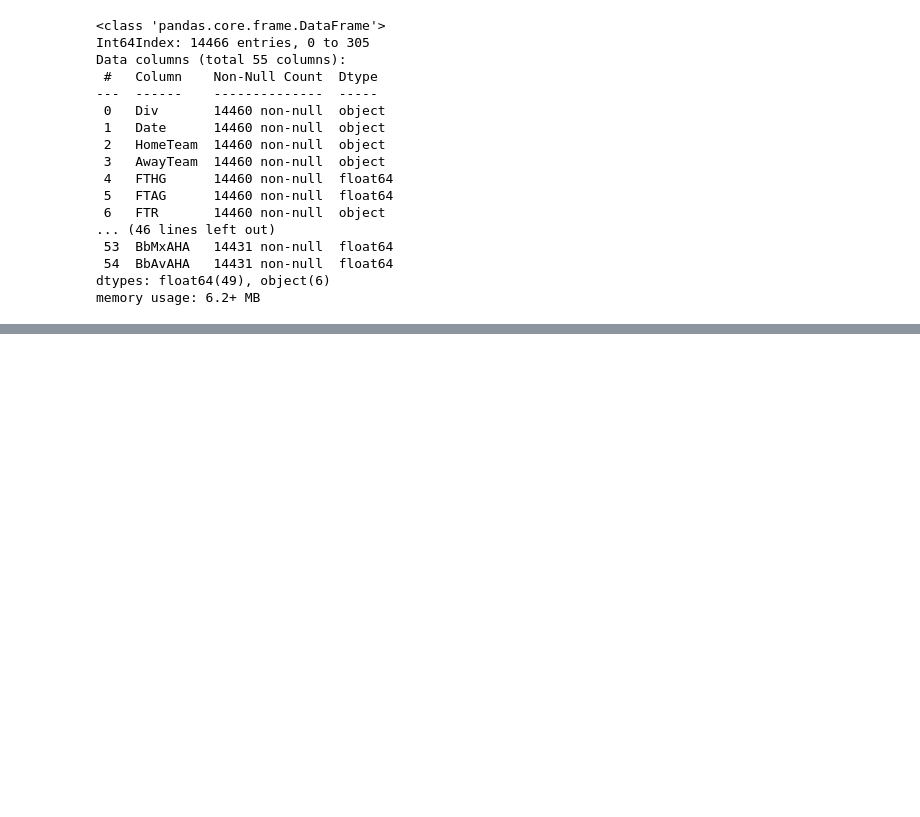
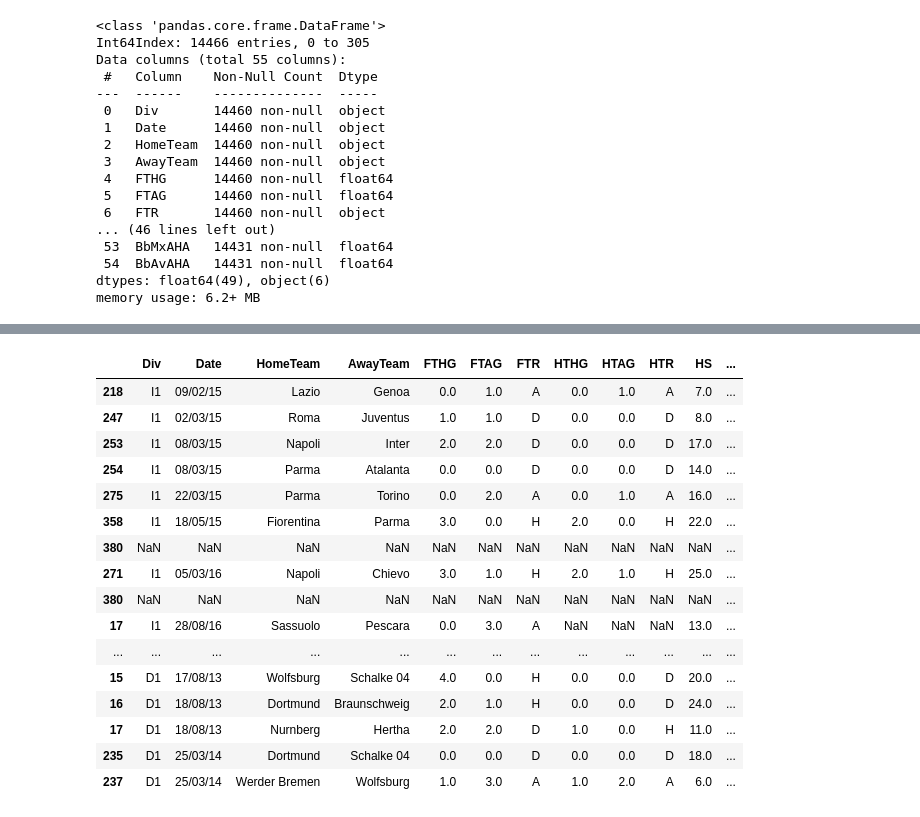
Before and after one commit to taksug229/soccer-metrics, a Jupyter notebook: Capstone1.ipynb, the cells around one changed output, grey strips where cells are left out. Cells and saved outputs as stored; diff of their text form; code cells hidden in the pictures; blank space fills up the shorter version.

```diff
--- a/Capstone1.ipynb
+++ b/Capstone1.ipynb
@@ -164,0 +155,20 @@ df.sort_values(by='Div').tail(20)
+# %%
+df[df.isna().any(axis=1)].head(80)
+# %% [output]
+|  | Div | Date | HomeTeam | AwayTeam | FTHG | FTAG | FTR | HTHG | HTAG | HTR | HS | ... |
+| 218 | I1 | 09/02/15 | Lazio | Genoa | 0.0 | 1.0 | A | 0.0 | 1.0 | A | 7.0 | ... |
+| 247 | I1 | 02/03/15 | Roma | Juventus | 1.0 | 1.0 | D | 0.0 | 0.0 | D | 8.0 | ... |
+| 253 | I1 | 08/03/15 | Napoli | Inter | 2.0 | 2.0 | D | 0.0 | 0.0 | D | 17.0 | ... |
+| 254 | I1 | 08/03/15 | Parma | Atalanta | 0.0 | 0.0 | D | 0.0 | 0.0 | D | 14.0 | ... |
+| 275 | I1 | 22/03/15 | Parma | Torino | 0.0 | 2.0 | A | 0.0 | 1.0 | A | 16.0 | ... |
+| 358 | I1 | 18/05/15 | Fiorentina | Parma | 3.0 | 0.0 | H | 2.0 | 0.0 | H | 22.0 | ... |
+| 380 | NaN | NaN | NaN | NaN | NaN | NaN | NaN | NaN | NaN | NaN | NaN | ... |
+| 271 | I1 | 05/03/16 | Napoli | Chievo | 3.0 | 1.0 | H | 2.0 | 1.0 | H | 25.0 | ... |
+| 380 | NaN | NaN | NaN | NaN | NaN | NaN | NaN | NaN | NaN | NaN | NaN | ... |
+| 17 | I1 | 28/08/16 | Sassuolo | Pescara | 0.0 | 3.0 | A | NaN | NaN | NaN | 13.0 | ... |
+| ... | ... | ... | ... | ... | ... | ... | ... | ... | ... | ... | ... | ... |
+| 15 | D1 | 17/08/13 | Wolfsburg | Schalke 04 | 4.0 | 0.0 | H | 0.0 | 0.0 | D | 20.0 | ... |
+| 16 | D1 | 18/08/13 | Dortmund | Braunschweig | 2.0 | 1.0 | H | 0.0 | 0.0 | D | 24.0 | ... |
+| 17 | D1 | 18/08/13 | Nurnberg | Hertha | 2.0 | 2.0 | D | 1.0 | 0.0 | H | 11.0 | ... |
+| 235 | D1 | 25/03/14 | Dortmund | Schalke 04 | 0.0 | 0.0 | D | 0.0 | 0.0 | D | 18.0 | ... |
+| 237 | D1 | 25/03/14 | Werder Bremen | Wolfsburg | 1.0 | 3.0 | A | 1.0 | 2.0 | A | 6.0 | ... |
```
Also changed, not shown: parts of 33 cells of this notebook, 1 other file.
